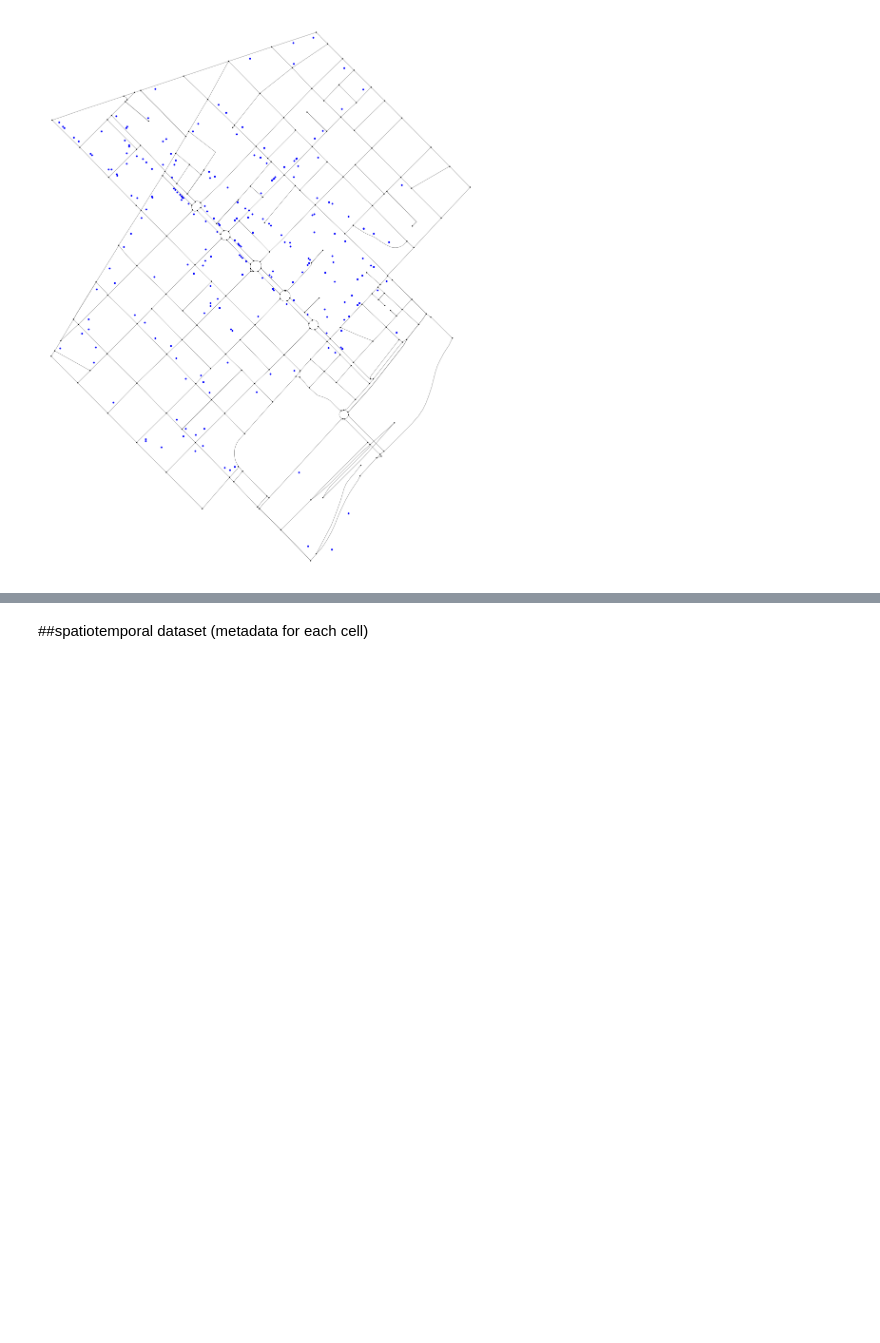
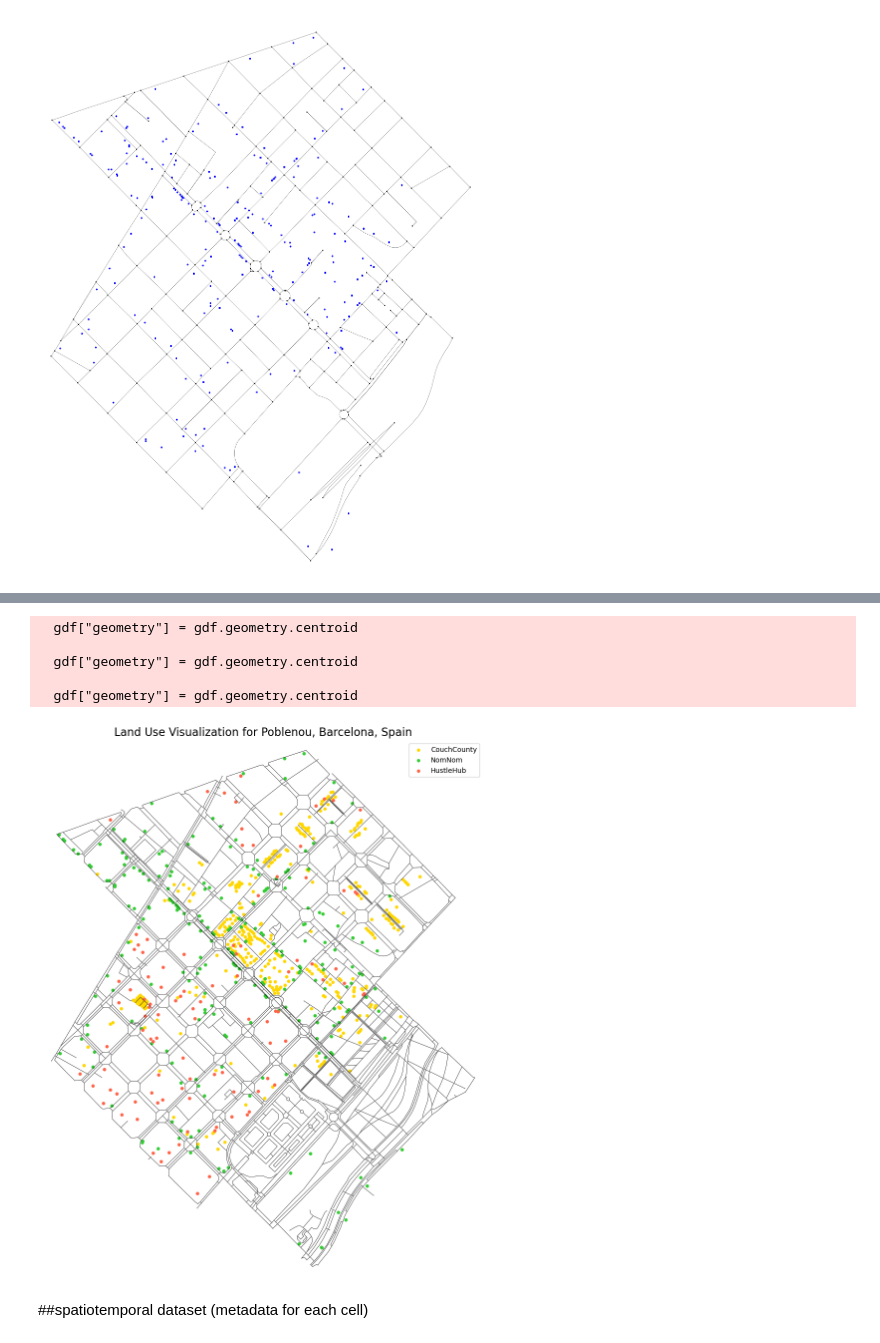
Before and after one commit to sahilyousafp/AEC_HACKATHON_BIG, a Jupyter notebook: OSM_data.ipynb, the cells around one changed output, grey strips where cells are left out. Cells and saved outputs as stored; diff of their text form; code cells hidden in the pictures; blank space fills up the shorter version.

```diff
--- a/OSM_data.ipynb
+++ b/OSM_data.ipynb
@@ -308,3 +308,70 @@ nomnom_points = nomnom_list[nomnom_list.geometry.type == "Point"].to_crs(grid.cr
 couch_points = couch_list[couch_list.geometry.type == "Point"].to_crs(grid.crs)
 HustleHub_points = HustleHub_list[HustleHub_list.geometry.type == "Point"].to_crs(grid.crs)
 smoke_points = smoke_list[smoke_list.geometry.type == "Point"].to_crs(grid.crs)
+# %%
+import osmnx as ox
+import geopandas as gpd
+import matplotlib.pyplot as plt
+
+class OSMLandUseVisualizer:
+    def __init__(self, place_name, graph):  # ← FIXED HERE
+        self.place_name = place_name
+        self.G = graph
+
+        self.tags = {
+            "CouchCounty": {
+                "building": [
+                    "house", "residential", "detached", "dormitory",
+                    "bungalow", "semidetached_house", "stilt_house", "terrace"
+                ]
+            },
+            "NomNom": {
+                "amenity": ["bar", "restaurant", "pub", "cafe", "fast_food"]
+            },
+            "HustleHub": {
+                "building": ["retail", "commercial", "office", "supermarket", "kiosk"]
+            }
+        }
+
+        self.dataframes = {}
+
+    def download_data(self):
+        for label, tag in self.tags.items():
+            gdf = ox.features.features_from_place(self.place_name, tags=tag)
+            print(f"\n{label} raw data downloaded with {len(gdf)} features.")
+            self.dataframes[label] = gdf
+
+    def simplify_geometry(self):
+        for label, gdf in self.dataframes.items():
+            gdf = gdf.copy()
+            gdf = gdf[gdf.geometry.notnull()]
+            gdf["geometry"] = gdf.geometry.centroid
+            self.dataframes[label] = gdf
+            print(f"{label} simplified to centroids ({len(gdf)} points).")
+
+    def plot(self):
+        fig, ax = plt.subplots(figsize=(14, 14))
+
+        color_map = {
+            "CouchCounty": 'gold',
+            "NomNom": 'limegreen',
+            "HustleHub": 'tomato'
+        }
+
+        for label, gdf in self.dataframes.items():
+            gdf.plot(ax=ax, color=color_map[label], markersize=15, label=label)
+
+        ox.plot_graph(self.G, ax=ax, node_size=2, node_color="gray", edge_linewidth=0.3, edge_color='black', show=False, close=False)
+
+        plt.legend()
+        plt.title(f"Land Use Visualization for {self.place_name}", fontsize=16)
+        plt.axis("off")
+        plt.show()
+place_name = "Poblenou, Barcelona, Spain"
+G = ox.graph_from_place(place_name, network_type='walk')
+
+visualizer = OSMLandUseVisualizer(place_name, G)
+visualizer.download_data()
+visualizer.simplify_geometry()
+visualizer.plot()
+# %% [output]
@@ -311,3 +386,9 @@ smoke_points = smoke_list[smoke_list.geometry.type == "Point"].to_crs(grid.crs)
+  gdf["geometry"] = gdf.geometry.centroid
+
+  gdf["geometry"] = gdf.geometry.centroid
+
+  gdf["geometry"] = gdf.geometry.centroid
+[figure, added]
 # %% [markdown]
 ##spatiotemporal dataset (metadata for each cell)
 # %%
```
Also changed, not shown: parts of 14 cells of this notebook, 7 other files.
